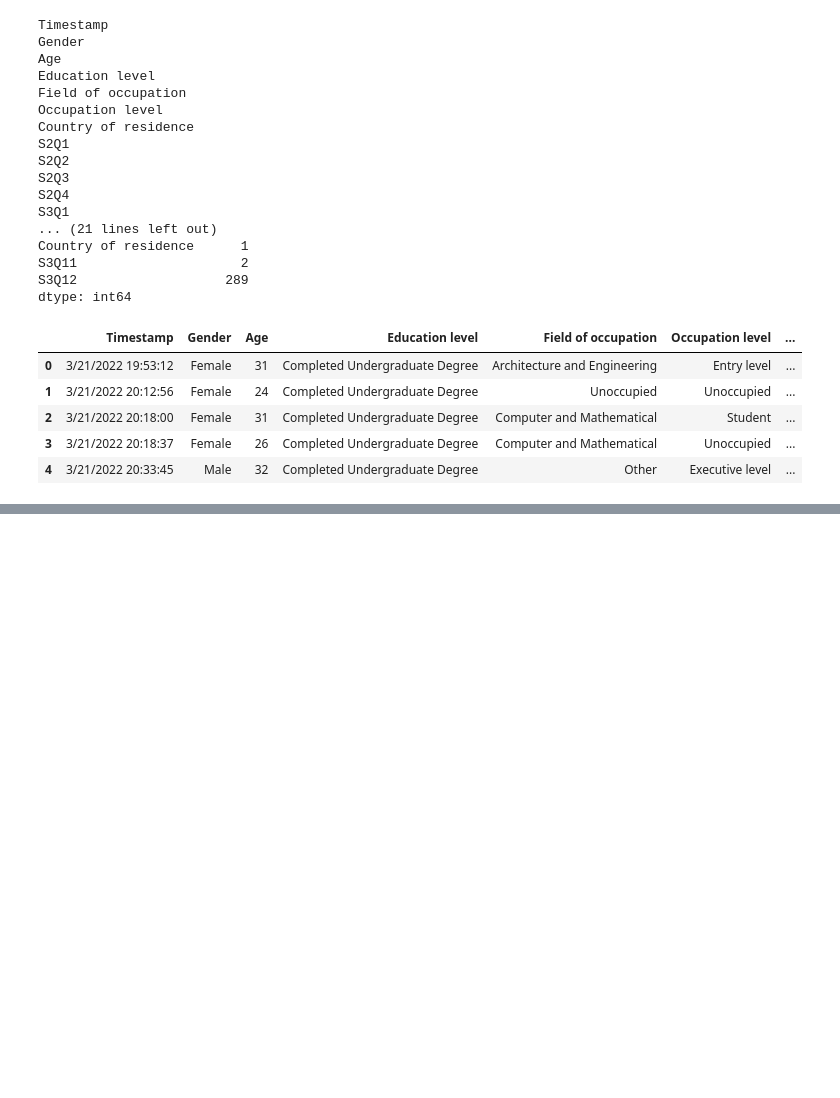
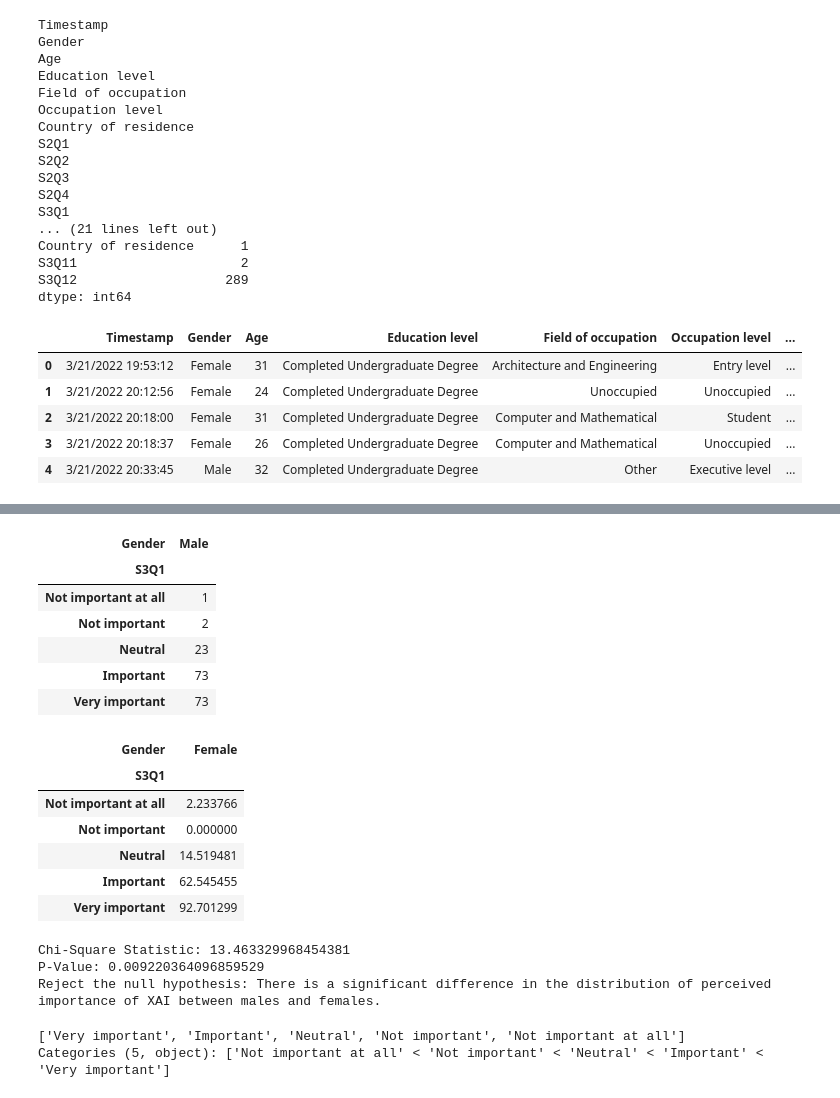
Before and after one commit to Dulina-Perera/CS3121-Coursework, a Jupyter notebook: Assignments/Data-Analysis/solution.ipynb, the cells around one changed output, grey strips where cells are left out. Cells and saved outputs as stored; diff of their text form; code cells hidden in the pictures; blank space fills up the shorter version.

```diff
--- a/Assignments/Data-Analysis/solution.ipynb
+++ b/Assignments/Data-Analysis/solution.ipynb
@@ -151,0 +209,47 @@ display(df.head())
+# %%
+filtered_df = df[df['Gender'] == 'Male']
+male_cnt = len(filtered_df)
+contingency_tbl_male = pd.crosstab(filtered_df['S3Q1'], filtered_df['Gender'])
+display(contingency_tbl_male)
+
+filtered_df = df[df['Gender'] == 'Female']
+female_cnt = len(filtered_df)
+contingency_tbl_female = pd.crosstab(filtered_df['S3Q1'], filtered_df['Gender']) * male_cnt / female_cnt
+contingency_tbl_female = contingency_tbl_female.reindex(contingency_tbl_male.index, fill_value=0)
+display(contingency_tbl_female)
+
+alpha = 0.05
+stat, pval = stats.chisquare(f_obs=contingency_tbl_female, f_exp=contingency_tbl_male)
+stat = stat[0]
+pval = pval[0]
+
+print(f'Chi-Square Statistic: {stat}')
+print(f'P-Value: {pval}')
+
+if pval < alpha:
+    print('Reject the null hypothesis: There is a significant difference in the distribution of perceived importance of XAI between males and females.')
+else:
+    print('Fail to reject the null hypothesis: There is no significant difference in the distribution of perceived importance')
+# %% [output]
+| Gender | Male |
+| S3Q1 |  |
+| Not important at all | 1 |
+| Not important | 2 |
+| Neutral | 23 |
+| Important | 73 |
+| Very important | 73 |
+| Gender | Female |
+| S3Q1 |  |
+| Not important at all | 2.233766 |
+| Not important | 0.000000 |
+| Neutral | 14.519481 |
+| Important | 62.545455 |
+| Very important | 92.701299 |
+Chi-Square Statistic: 13.463329968454381
+P-Value: 0.009220364096859529
+Reject the null hypothesis: There is a significant difference in the distribution of perceived importance of XAI between males and females.
+# %%
+col_domain(df, 'S3Q1')
+# %% [output]
+['Very important', 'Important', 'Neutral', 'Not important', 'Not important at all']
+Categories (5, object): ['Not important at all' < 'Not important' < 'Neutral' < 'Important' < 'Very important']
```
Also changed, not shown: parts of 7 cells of this notebook, 1 other file.
